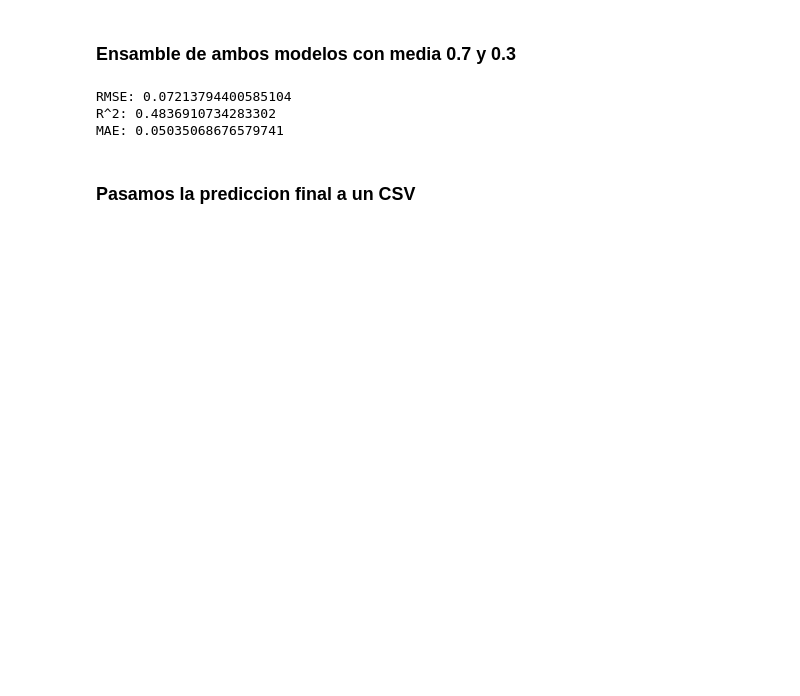
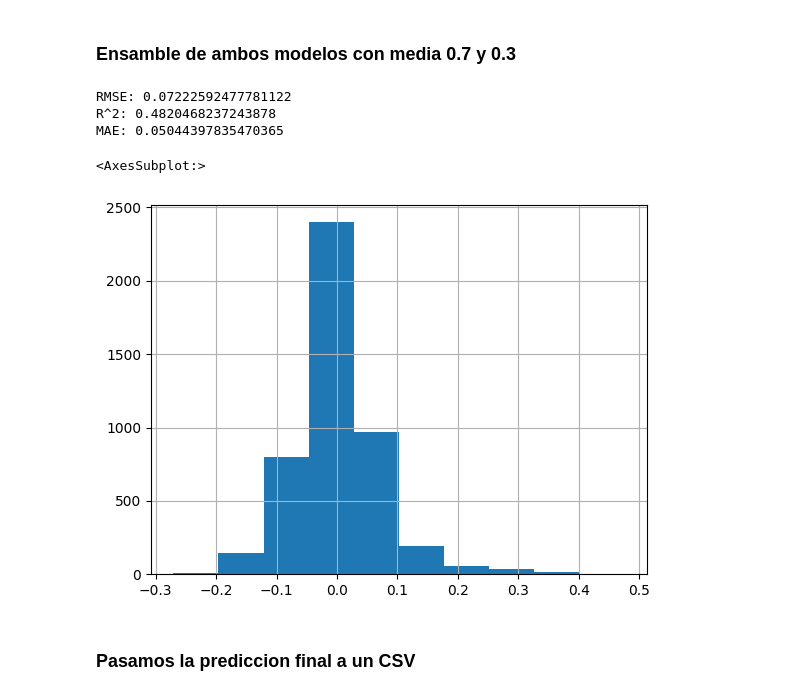
Before and after one commit to mgiljimenez/kaggle_Heat_Flux, a Jupyter notebook: src/models/modelo9.ipynb, the cells around one changed output. Drawn from its saved outputs; the diff is of its cells as text; code cells hidden in the pictures; blank space fills up the shorter version.

```diff
--- a/src/models/modelo9.ipynb
+++ b/src/models/modelo9.ipynb
@@ -376,10 +469,17 @@ mae=mean_absolute_error(y_test, y_pred)
 print("RMSE:", rmse)
 print("R^2:", r2)
 print("MAE:", mae)
+
+errores=y_pred_ensemble-y_test
 # %% [output]
-RMSE: 0.07213794400585104
-R^2: 0.4836910734283302
-MAE: 0.05035068676579741
+RMSE: 0.07222592477781122
+R^2: 0.4820468237243878
+MAE: 0.05044397835470365
+# %%
+errores.hist()
+# %% [output]
+<AxesSubplot:>
+[figure, added]
 # %% [markdown]
 ### Pasamos la prediccion final a un CSV
 # %%
```
Also changed, not shown: parts of 7 cells of this notebook, 5 other files.
